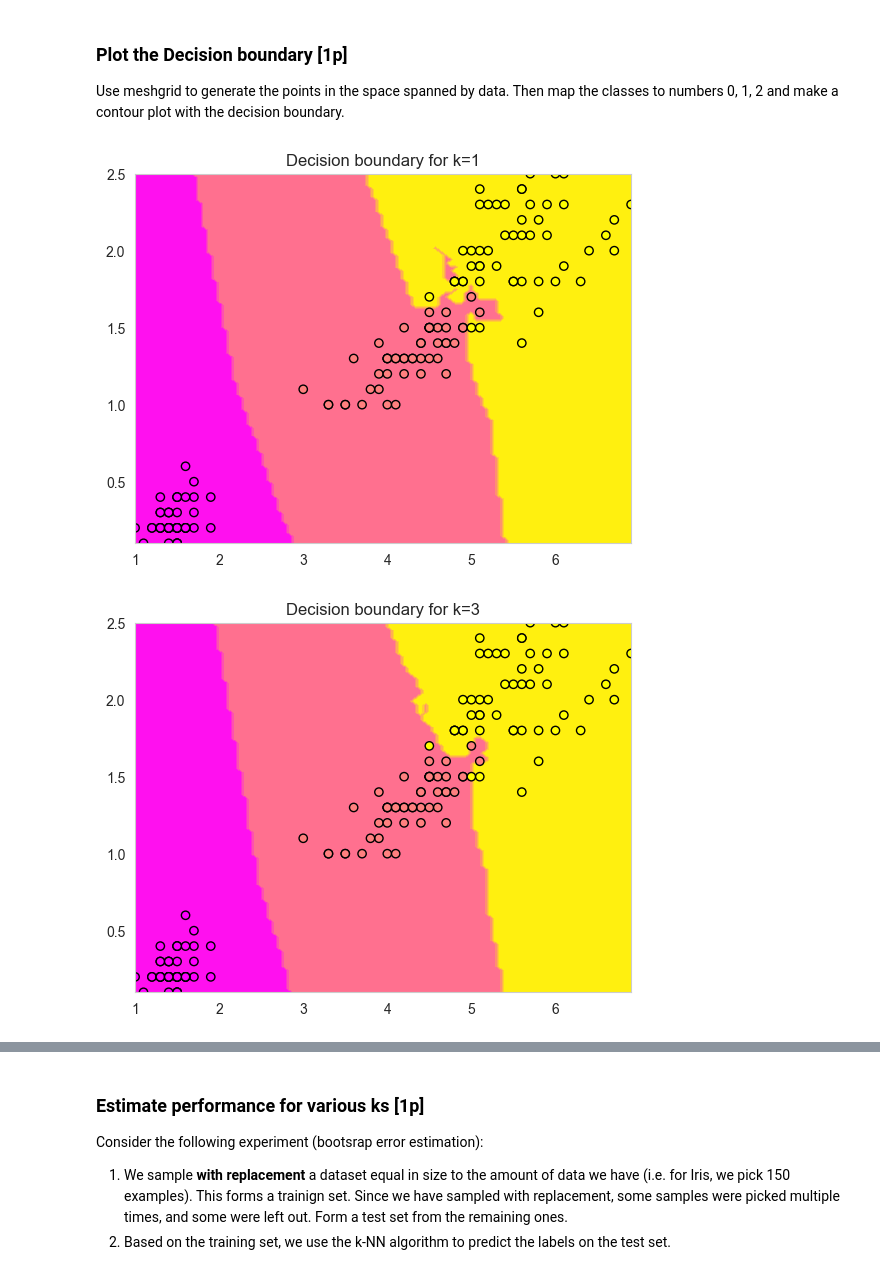
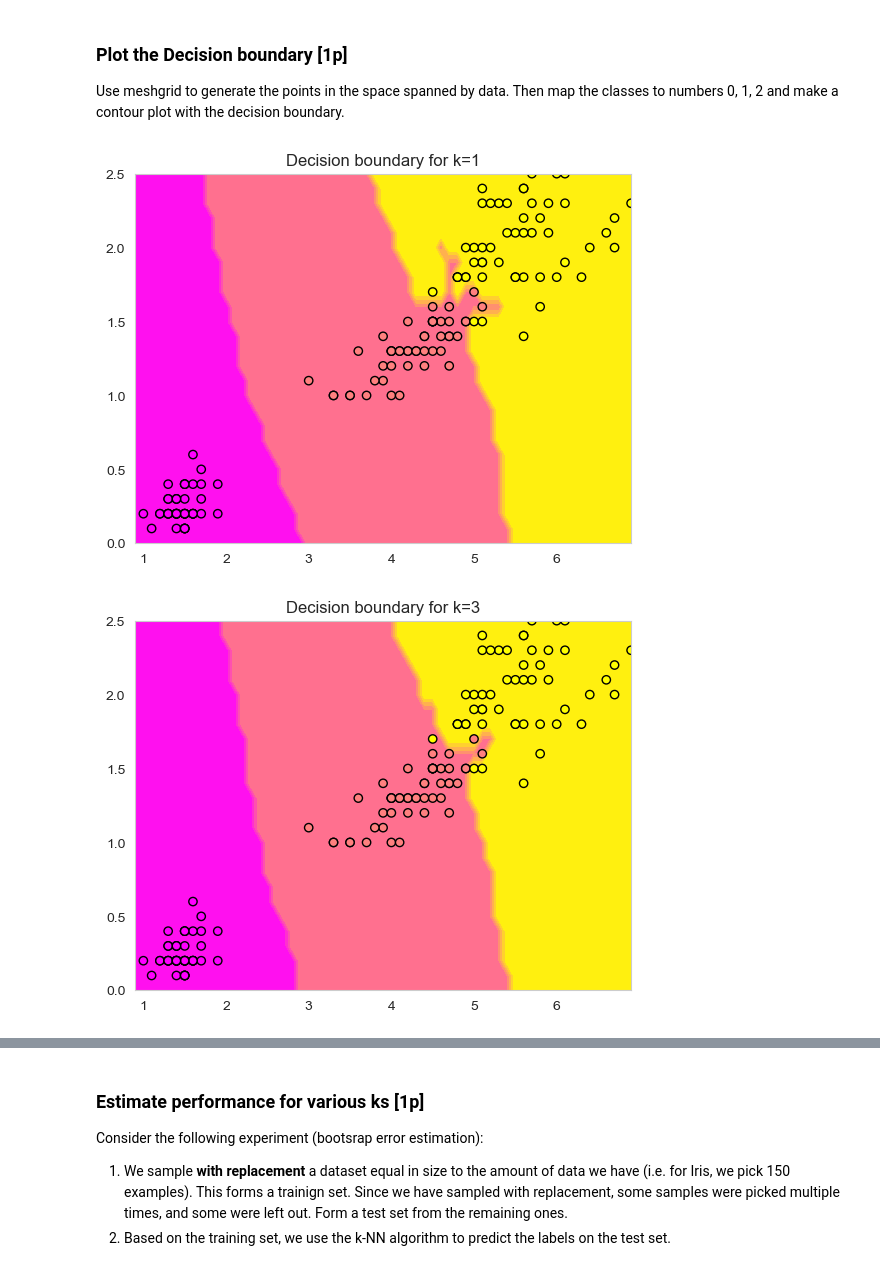
Before and after one commit to dmika1234/ml_uwr_22, a Jupyter notebook: Assignments/Assignment3.ipynb, the cells around one changed output, grey strips where cells are left out. Drawn from its saved outputs; the diff is of its cells as text; code cells hidden in the pictures.

```diff
--- a/Assignments/Assignment3.ipynb
+++ b/Assignments/Assignment3.ipynb
@@ -121,25 +121,22 @@ def KNN(train_X, train_Y, test_X, ks, verbose=False):
         print("Computing distances... ", end='')
     #
     # TODO: fill in an efficient distance matrix computation
-    #
-    dists =
+    # (X - Y)**2 = X**2 + Y**2 - 2*X*Y
+    dists = np.einsum('ij, ij ->i', train_X, train_X)[:, None] + np.einsum('ij, ij ->i', test_X, test_X) - 2 * train_X.dot(test_X.T)
 
     if verbose:
         print("Sorting... ", end='')
 
     # TODO: findes closest trainig points
     # Hint: use np.argsort
-    closest =
-
+    closest = dists.argsort(axis=0)
+    targets = train_Y[closest]
 
     if verbose:
         print("Computing predictions...", end='')
 
-    targets = train_Y[closest]
-    #print(pd.DataFrame(targets[:k,:]).mode().to_numpy().reshape(-1,1))
     for k in ks:
-        calculate the dominating value among nearest neighbors by using mode function from pandas or sstats
-                preds[k] = predictions
+        preds[k] = np.array(sstats.mode(targets[0:k,], axis = 0)[0])
     if verbose:
         print("Done")
     return preds
@@ -170,21 +175,26 @@ decision boundary.
 # %%
 iris_x = np.array(iris_df[['petal_length', 'petal_width']])
 iris_y = np.array(iris_df['target'])
-
-
-mesh_x, mesh_y = np.meshgrid(...)
+h = 0.1
+x_min = iris_x[:,0].min()
+x_max = iris_x[:,0].max()
+y_min = iris_x[:,1].min()
+y_max = iris_x[:,1].max()
+mesh_x, mesh_y = np.meshgrid(np.arange(x_min - h, x_max + h, h),
+                     np.arange(y_min - h, y_max + h, h))
 
 #use np.unique with suitable options to map the class names to numbers
-target_names, iris_y_ids = np.unique(...)
+target_names, iris_y_ids = np.unique(iris_y, return_inverse=True)
 
 mesh_data = np.hstack([mesh_x.reshape(-1, 1), mesh_y.reshape(-1, 1)])
 
 preds = KNN(iris_x, iris_y_ids, mesh_data, [1, 3, 5, 7])
 for k, preds_k in preds.items():
     plt.figure()
     plt.title(f"Decision boundary for k={k}")
-    plt.contourf(...)
-    plt.scatter(...)
+    plt.contourf(mesh_x, mesh_y, preds_k.reshape(mesh_x.shape), cmap='spring')
+    # plt.pcolormesh(mesh_x, mesh_y, preds_k.reshape(mesh_x.shape))
+    plt.scatter(iris_x[:,0], iris_x[:,1], c=iris_y_ids, cmap='spring', linewidths=1, edgecolors='black')
 # %% [output]
-[figure, old version]
+[figure, new version]
-[figure, old version]
+[figure, new version]
```
Also changed, not shown: parts of 20 cells of this notebook, 4 other files.
